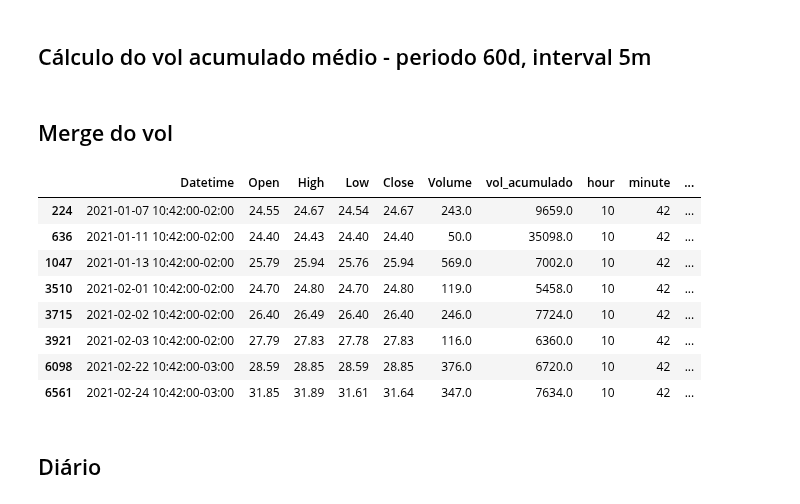
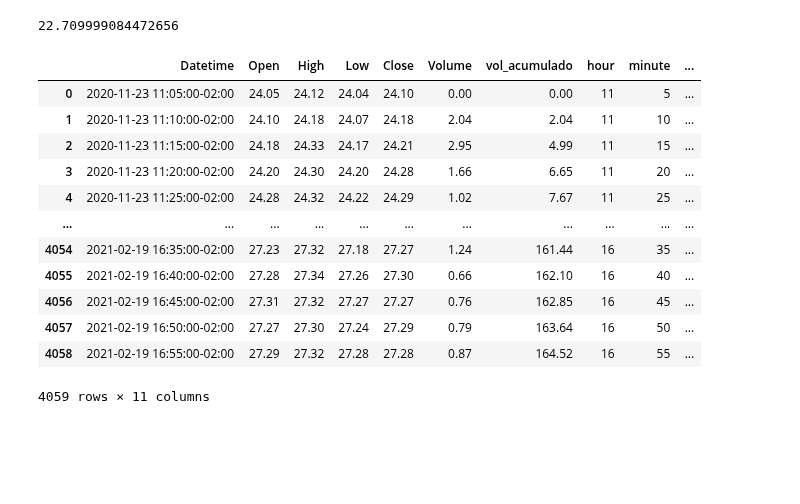
Before and after one commit to ricardokj/machine_learning, a Jupyter notebook: yfinance.ipynb, the cells around one changed output. Drawn from its saved outputs; the diff is of its cells as text; code cells hidden in the pictures; blank space fills up the shorter version.

```diff
--- a/yfinance.ipynb
+++ b/yfinance.ipynb
@@ -18,2 +39,0 @@ fig = go.Figure(data=[go.Candlestick(x=brf['Date'],open=brf['Open'],high=brf['Hi
-# %% [markdown]
-## Cálculo do vol acumulado médio - periodo 60d, interval 5m
@@ -20,13 +45,14 @@ fig = go.Figure(data=[go.Candlestick(x=brf['Date'],open=brf['Open'],high=brf['Hi
+# %%
+min(yf.Ticker("PETR4.SA").history(period="1d",interval='1m').Low)#.Volume.cumsum()
+# %% [output]
+22.709999084472656
 # %%
-pd.set_option('display.max_rows',2000)
-
-def volume_m5(tick):
-    m5 = yf.Ticker(tick+".SA").history(period="60d",interval="2m", prepost = True).reset_index()
-    #trata horário de verão
-    m5.loc[m5.Datetime.dt.date < pd.to_datetime("2021-02-22").date() , 'Datetime']  = (m5.Datetime - timedelta(minutes=60))
-    m5.drop(['Dividends', 'Stock Splits'], axis=1, inplace=True)
-    m5['Volume']=m5.Volume/100#1000000
-    m5['vol_acumulado'] = m5.groupby(m5.Datetime.dt.date)['Volume'].cumsum()
-    m5['hour']=m5.Datetime.dt.hour
-    m5['minute']=m5.Datetime.dt.minute
-    return m5
+pd.set_option('display.max_rows',10)
+m5 = yf.Ticker("PETR4.SA").history(period="60d",interval="5m").reset_index() #.tail(2).head(1).Close.iloc[0]
+#excluindo dias >22/feb pela troca de horário
+m5 = m5[m5.Datetime.dt.date < pd.to_datetime("2021-02-22").date()]
+m5.drop(['Dividends', 'Stock Splits'], axis=1, inplace=True)
+m5['Volume']=m5.Volume/1000000
+m5['vol_acumulado'] = m5.groupby(m5.Datetime.dt.date)['Volume'].cumsum()
+m5['hour']=m5.Datetime.dt.hour
+m5['minute']=m5.Datetime.dt.minute
@@ -42,27 +59,25 @@ c = pd.concat([brkm,lwsa])
-# %% [markdown]
-## Merge do vol
 # %%
 m5_media_qtd = pd.merge(
     m5.groupby([(m5.hour),(m5.minute)])['vol_acumulado'].mean().to_frame().round(2).reset_index().rename(columns={'vol_acumulado':'vol_acum_medio'})
     ,m5.groupby([(m5.hour),(m5.minute)])['vol_acumulado'].count().to_frame().round(2).reset_index().rename(columns={'vol_acumulado':'qtd_vol_acum'})
     ,how='inner', on=['hour','minute']
          )
-#m5_media_qtd = m5_media_qtd[m5_media_qtd.qtd_vol_acum > m5_media_qtd.qtd_vol_acum.max()*0.2]
-m5_merge = pd.merge(m5,m5_media_qtd,how='left',on=['hour','minute'])
-m5_merge['pct_vol_acumulado'] = m5_merge.vol_acumulado / m5_merge.vol_acum_medio*100
-m5_merge=m5_merge.round(2)
+m5_media_qtd = m5_media_qtd[m5_media_qtd.qtd_vol_acum > m5_media_qtd.qtd_vol_acum.max()*0.2]
+m5_merge = pd.merge(m5,m5_media_qtd,how='left',on=['hour','minute']).round(2)
 m5_merge.to_csv('./m5.csv')
-m5_merge[(m5_merge.hour == 10) & (m5_merge.minute == 42) & (m5_merge.pct_vol_acumulado > 110)]
+m5_merge
 # %% [output]
 |  | Datetime | Open | High | Low | Close | Volume | vol_acumulado | hour | minute | ... |
-| 224 | 2021-01-07 10:42:00-02:00 | 24.55 | 24.67 | 24.54 | 24.67 | 243.0 | 9659.0 | 10 | 42 | ... |
-| 636 | 2021-01-11 10:42:00-02:00 | 24.40 | 24.43 | 24.40 | 24.40 | 50.0 | 35098.0 | 10 | 42 | ... |
-| 1047 | 2021-01-13 10:42:00-02:00 | 25.79 | 25.94 | 25.76 | 25.94 | 569.0 | 7002.0 | 10 | 42 | ... |
-| 3510 | 2021-02-01 10:42:00-02:00 | 24.70 | 24.80 | 24.70 | 24.80 | 119.0 | 5458.0 | 10 | 42 | ... |
-| 3715 | 2021-02-02 10:42:00-02:00 | 26.40 | 26.49 | 26.40 | 26.40 | 246.0 | 7724.0 | 10 | 42 | ... |
-| 3921 | 2021-02-03 10:42:00-02:00 | 27.79 | 27.83 | 27.78 | 27.83 | 116.0 | 6360.0 | 10 | 42 | ... |
-| 6098 | 2021-02-22 10:42:00-03:00 | 28.59 | 28.85 | 28.59 | 28.85 | 376.0 | 6720.0 | 10 | 42 | ... |
-| 6561 | 2021-02-24 10:42:00-03:00 | 31.85 | 31.89 | 31.61 | 31.64 | 347.0 | 7634.0 | 10 | 42 | ... |
+| 0 | 2020-11-23 11:05:00-02:00 | 24.05 | 24.12 | 24.04 | 24.10 | 0.00 | 0.00 | 11 | 5 | ... |
+| 1 | 2020-11-23 11:10:00-02:00 | 24.10 | 24.18 | 24.07 | 24.18 | 2.04 | 2.04 | 11 | 10 | ... |
+| 2 | 2020-11-23 11:15:00-02:00 | 24.18 | 24.33 | 24.17 | 24.21 | 2.95 | 4.99 | 11 | 15 | ... |
+| 3 | 2020-11-23 11:20:00-02:00 | 24.20 | 24.30 | 24.20 | 24.28 | 1.66 | 6.65 | 11 | 20 | ... |
+| 4 | 2020-11-23 11:25:00-02:00 | 24.28 | 24.32 | 24.22 | 24.29 | 1.02 | 7.67 | 11 | 25 | ... |
+| ... | ... | ... | ... | ... | ... | ... | ... | ... | ... | ... |
+| 4054 | 2021-02-19 16:35:00-02:00 | 27.23 | 27.32 | 27.18 | 27.27 | 1.24 | 161.44 | 16 | 35 | ... |
+| 4055 | 2021-02-19 16:40:00-02:00 | 27.28 | 27.34 | 27.26 | 27.30 | 0.66 | 162.10 | 16 | 40 | ... |
+| 4056 | 2021-02-19 16:45:00-02:00 | 27.31 | 27.32 | 27.27 | 27.27 | 0.76 | 162.85 | 16 | 45 | ... |
+| 4057 | 2021-02-19 16:50:00-02:00 | 27.27 | 27.30 | 27.24 | 27.29 | 0.79 | 163.64 | 16 | 50 | ... |
+| 4058 | 2021-02-19 16:55:00-02:00 | 27.29 | 27.32 | 27.28 | 27.28 | 0.87 | 164.52 | 16 | 55 | ... |
+4059 rows × 11 columns
-# %% [markdown]
-## Diário
 # %%
```
Also changed, not shown: parts of 10 cells of this notebook, 1 other file.
